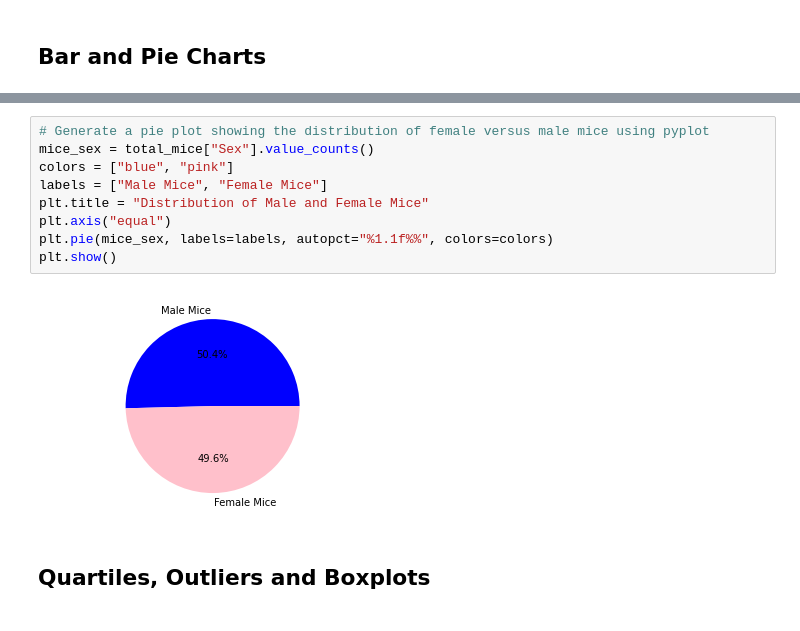
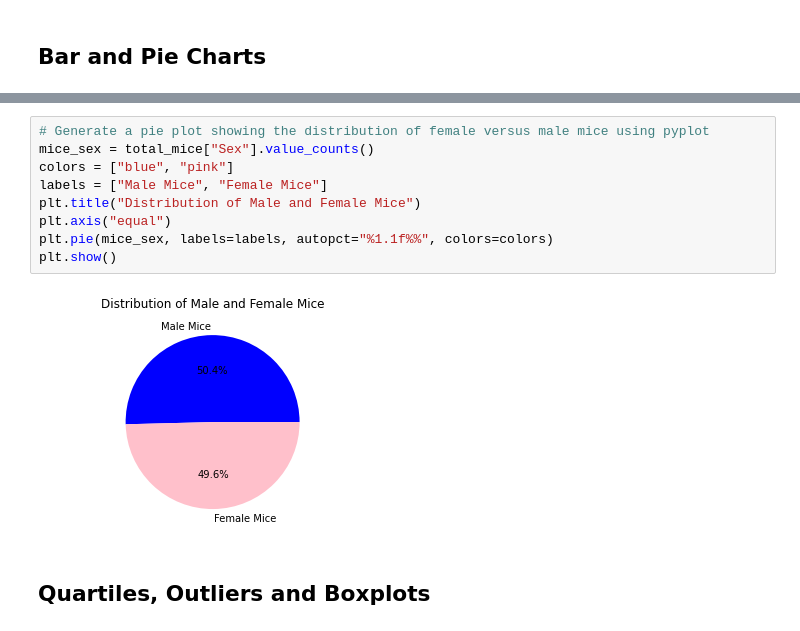
Before and after one commit to paulywog13/Matplotlib-Homework, a Jupyter notebook: Pymaceuticals/pymaceuticals_starter.ipynb, the cells around one changed output, grey strips where cells are left out. Drawn from its saved outputs; the diff is of its cells as text.

```diff
--- a/Pymaceuticals/pymaceuticals_starter.ipynb
+++ b/Pymaceuticals/pymaceuticals_starter.ipynb
@@ -193,14 +193,14 @@ plot = mice_sex.plot.pie(y="Sex", autopct="%1.1f%%")
 # %%
 # Generate a pie plot showing the distribution of female versus male mice using pyplot
 mice_sex = total_mice["Sex"].value_counts()
 colors = ["blue", "pink"]
 labels = ["Male Mice", "Female Mice"]
-plt.title = "Distribution of Male and Female Mice"
+plt.title("Distribution of Male and Female Mice")
 plt.axis("equal")
 plt.pie(mice_sex, labels=labels, autopct="%1.1f%%", colors=colors)
 plt.show()
 # %% [output]
-[figure, old version]
+[figure, new version]
 # %% [markdown]
 ## Quartiles, Outliers and Boxplots
 # %%
```
Also changed, not shown: parts of 6 cells of this notebook.
